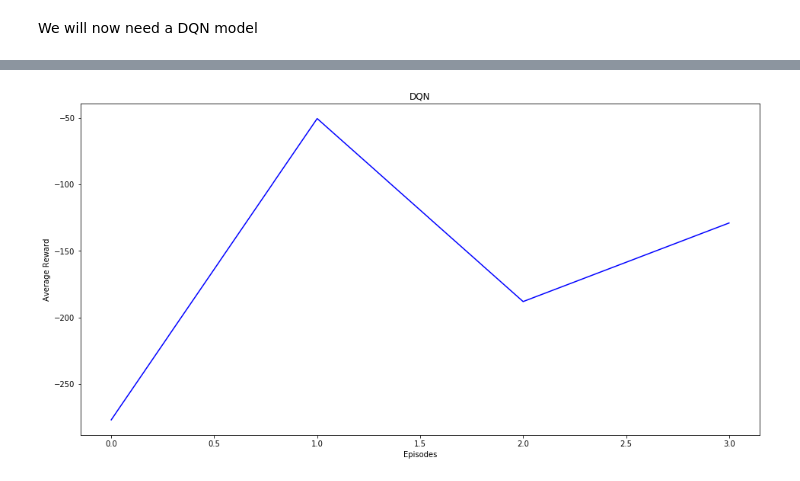
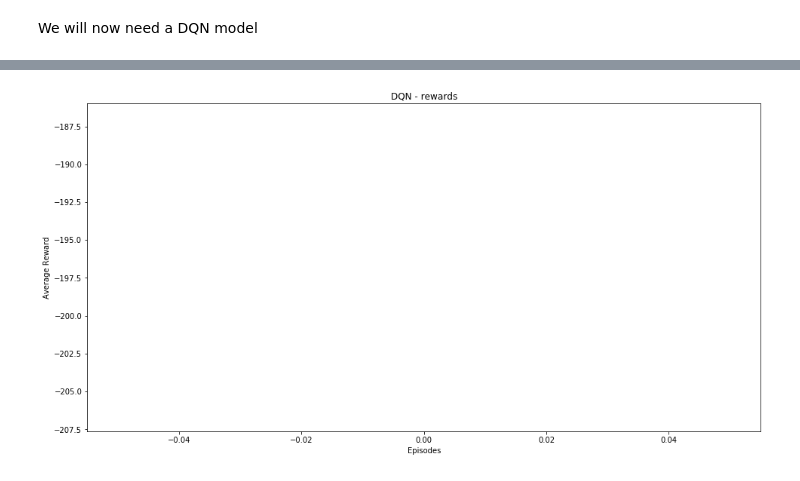
Before and after one commit to peterbern13/DoomRL, a Jupyter notebook: DoomQN.ipynb, the cells around one changed output, grey strips where cells are left out. Saved outputs shown, nothing was run; the diff lists cells and outputs as text; code cells hidden in the pictures.

```diff
--- a/DoomQN.ipynb
+++ b/DoomQN.ipynb
@@ -260,4 +292,4 @@ def train_net(config, n_episodes, game, actions):
 
     return episode_rewards, episode_losses, policy_net
 # %%
-episode_rewards, episode_losses, policy_net = train_net(config, 20, game, actions)
+episode_rewards, episode_losses, policy_net = train_net(config, 5, game, actions)
@@ -274,6 +314,6 @@ plt.plot(episode_losses)
 # %%
 game.close()
 # %%
-utilities.plot_reward_curve(episode_rewards, "DQN", 5)
+utilities.plot_reward_curve(episode_rewards, "DQN - rewards", 5)
 # %% [output]
-[figure, old version]
+[figure, new version]
```
Also changed, not shown: parts of 6 cells of this notebook, 2 other files.
